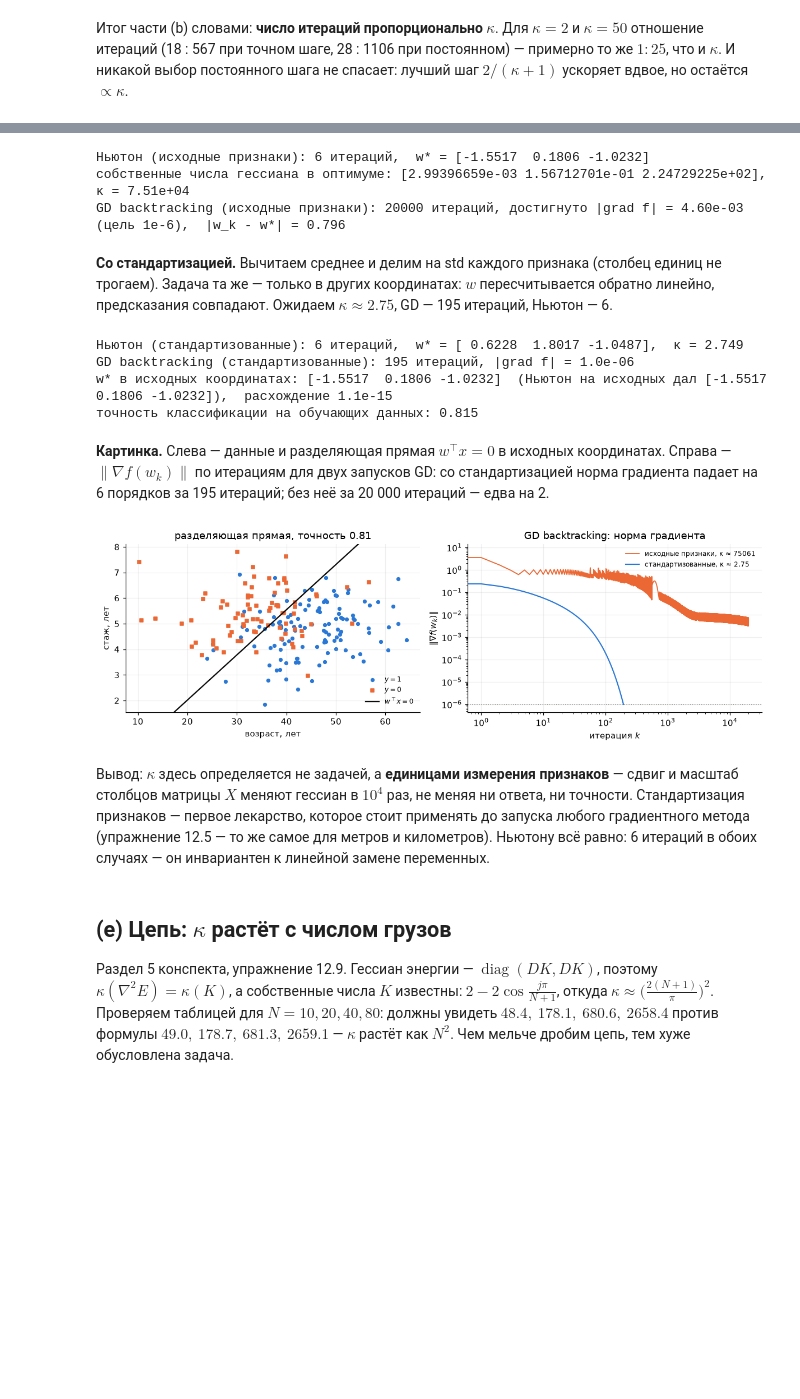
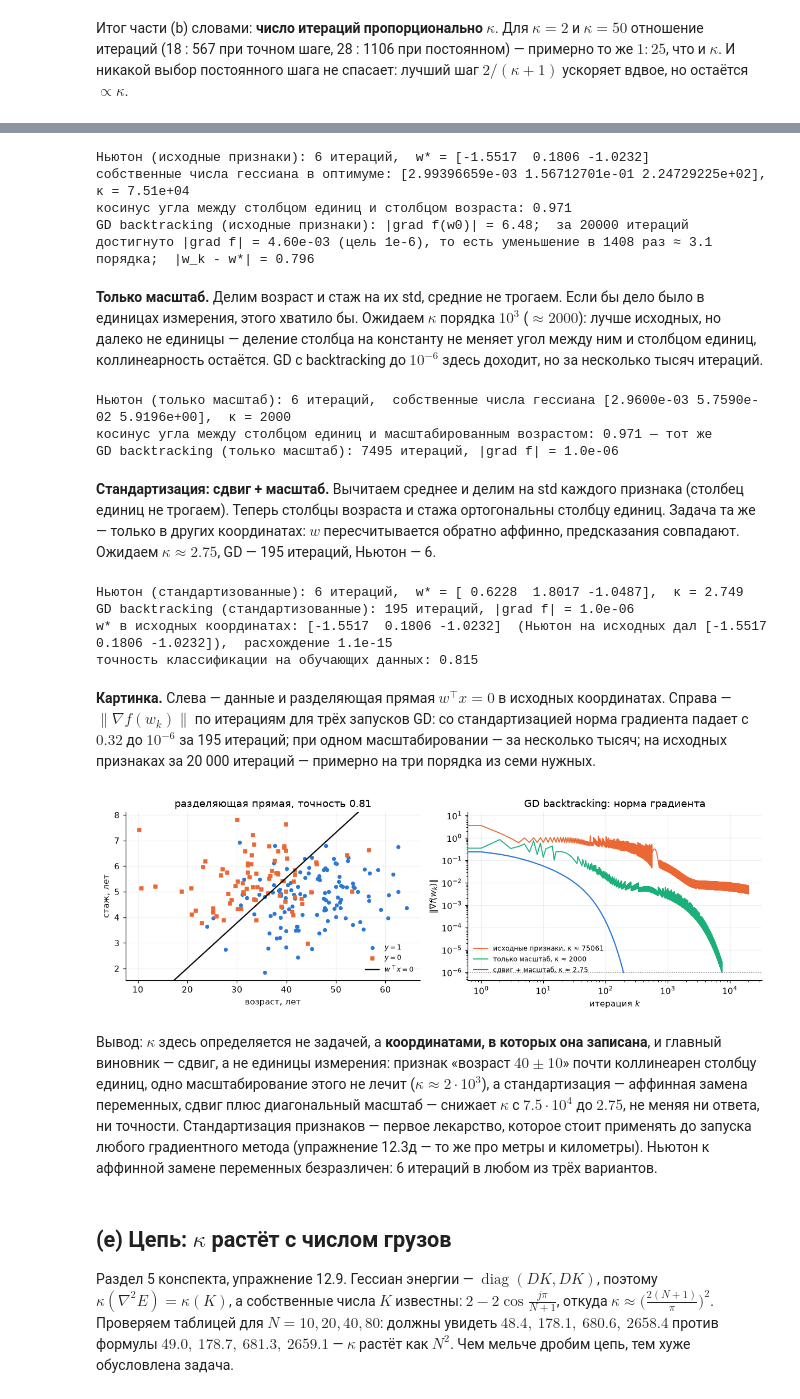
Before and after one commit to IlyaChichkanov/Numerical-Optimization, a Jupyter notebook: lectures/lecture04/demo04.ipynb, the cells around one changed output, grey strips where cells are left out. Cells and saved outputs as stored; diff of their text form; code cells hidden in the pictures; blank space fills up the shorter version.

```diff
--- a/lectures/lecture04/demo04.ipynb
+++ b/lectures/lecture04/demo04.ipynb
@@ -401,15 +462,36 @@ w_raw, k_nraw, _ = newton(grad_raw, hess_raw, np.zeros(3))
 lam = np.linalg.eigvalsh(hess_raw(w_raw))
 print(f"Ньютон (исходные признаки): {k_nraw} итераций,  w* = {w_raw.round(4)}")
 print(f"собственные числа гессиана в оптимуме: {lam},  κ = {lam[-1] / lam[0]:.3g}")
+print(f"косинус угла между столбцом единиц и столбцом возраста: {age.mean() / np.sqrt(np.mean(age**2)):.3f}")
 
+g0_norm = np.linalg.norm(grad_raw(np.zeros(3)))
 w_graw, k_graw, path_graw = gd(f_raw, grad_raw, np.zeros(3), maxit=20_000)
-print(f"GD backtracking (исходные признаки): {k_graw} итераций, достигнуто |grad f| = {np.linalg.norm(grad_raw(w_graw)):.2e} (цель 1e-6),  |w_k - w*| = {np.linalg.norm(w_graw - w_raw):.3f}")
+g_end = np.linalg.norm(grad_raw(w_graw))
+print(f"GD backtracking (исходные признаки): |grad f(w0)| = {g0_norm:.2f};  за {k_graw} итераций достигнуто |grad f| = {g_end:.2e} (цель 1e-6),"
+      f" то есть уменьшение в {g0_norm / g_end:.0f} раз ≈ {np.log10(g0_norm / g_end):.1f} порядка;  |w_k - w*| = {np.linalg.norm(w_graw - w_raw):.3f}")
 # %% [output]
 Ньютон (исходные признаки): 6 итераций,  w* = [-1.5517  0.1806 -1.0232]
 собственные числа гессиана в оптимуме: [2.99396659e-03 1.56712701e-01 2.24729225e+02],  κ = 7.51e+04
-GD backtracking (исходные признаки): 20000 итераций, достигнуто |grad f| = 4.60e-03 (цель 1e-6),  |w_k - w*| = 0.796
+косинус угла между столбцом единиц и столбцом возраста: 0.971
+GD backtracking (исходные признаки): |grad f(w0)| = 6.48;  за 20000 итераций достигнуто |grad f| = 4.60e-03 (цель 1e-6), то есть уменьшение в 1408 раз ≈ 3.1 порядка;  |w_k - w*| = 0.796
+# %% [markdown]
+**Только масштаб.** Делим возраст и стаж на их std, средние не трогаем. Если бы дело было в единицах измерения, этого хватило бы. Ожидаем $\kappa$ порядка $10^3$ ($\approx2000$): лучше исходных, но далеко не единицы — деление столбца на константу не меняет угол между ним и столбцом единиц, коллинеарность остаётся. GD с backtracking до $10^{-6}$ здесь доходит, но за несколько тысяч итераций.
+# %%
+sd = X[:, 1:].std(axis=0)
+X_sc = np.c_[np.ones(n), X[:, 1:] / sd]
+f_sc, grad_sc, hess_sc = logistic(X_sc, y_cls)
+w_sc, k_nsc, _ = newton(grad_sc, hess_sc, np.zeros(3))
+lam_sc = np.linalg.eigvalsh(hess_sc(w_sc))
+print(f"Ньютон (только масштаб): {k_nsc} итераций,  собственные числа гессиана {lam_sc.round(5)},  κ = {lam_sc[-1] / lam_sc[0]:.0f}")
+print(f"косинус угла между столбцом единиц и масштабированным возрастом: {X_sc[:, 1].mean() / np.sqrt(np.mean(X_sc[:, 1]**2)):.3f} — тот же")
+w_gsc, k_gsc, path_gsc = gd(f_sc, grad_sc, np.zeros(3), maxit=20_000)
+print(f"GD backtracking (только масштаб): {k_gsc} итераций, |grad f| = {np.linalg.norm(grad_sc(w_gsc)):.1e}")
+# %% [output]
+Ньютон (только масштаб): 6 итераций,  собственные числа гессиана [2.9600e-03 5.7590e-02 5.9196e+00],  κ = 2000
+косинус угла между столбцом единиц и масштабированным возрастом: 0.971 — тот же
+GD backtracking (только масштаб): 7495 итераций, |grad f| = 1.0e-06
 # %% [markdown]
-**Со стандартизацией.** Вычитаем среднее и делим на std каждого признака (столбец единиц не трогаем). Задача та же — только в других координатах: $w$ пересчитывается обратно линейно, предсказания совпадают. Ожидаем $\kappa\approx2.75$, GD — 195 итераций, Ньютон — 6.
+**Стандартизация: сдвиг + масштаб.** Вычитаем среднее и делим на std каждого признака (столбец единиц не трогаем). Теперь столбцы возраста и стажа ортогональны столбцу единиц. Задача та же — только в других координатах: $w$ пересчитывается обратно аффинно, предсказания совпадают. Ожидаем $\kappa\approx2.75$, GD — 195 итераций, Ньютон — 6.
 # %%
 mu, sd = X[:, 1:].mean(axis=0), X[:, 1:].std(axis=0)
 Xs = np.c_[np.ones(n), (X[:, 1:] - mu) / sd]
@@ -432,26 +514,28 @@ GD backtracking (стандартизованные): 195 итераций, |gra
 w* в исходных координатах: [-1.5517  0.1806 -1.0232]  (Ньютон на исходных дал [-1.5517  0.1806 -1.0232]),  расхождение 1.1e-15
 точность классификации на обучающих данных: 0.815
 # %% [markdown]
-**Картинка.** Слева — данные и разделяющая прямая $w^\top x=0$ в исходных координатах. Справа — $\|\nabla f(w_k)\|$ по итерациям для двух запусков GD: со стандартизацией норма градиента падает на 6 порядков за 195 итераций; без неё за 20 000 итераций — едва на 2.
+**Картинка.** Слева — данные и разделяющая прямая $w^\top x=0$ в исходных координатах. Справа — $\|\nabla f(w_k)\|$ по итерациям для трёх запусков GD: со стандартизацией норма градиента падает с $0.32$ до $10^{-6}$ за 195 итераций; при одном масштабировании — за несколько тысяч; на исходных признаках за 20 000 итераций — примерно на три порядка из семи нужных.
 # %%
 fig, (ax1, ax2) = plt.subplots(1, 2, figsize=(11, 3.7))
 ax1.scatter(age[y_cls == 1], exper[y_cls == 1], s=14, color=BLUE, label="$y=1$")
 ax1.scatter(age[y_cls == 0], exper[y_cls == 0], s=14, color=ORANGE, marker="s", label="$y=0$")
 aa = np.linspace(age.min(), age.max(), 2)
 ax1.plot(aa, -(w_back[0] + w_back[1] * aa) / w_back[2], color=INK, lw=1.5, label="$w^\\top x=0$")
 ax1.set(xlabel="возраст, лет", ylabel="стаж, лет", ylim=(exper.min() - 0.3, exper.max() + 0.3), title=f"разделяющая прямая, точность {acc:.2f}"); ax1.legend(fontsize=8)
 
 gn_raw = np.linalg.norm(np.array([grad_raw(w) for w in path_graw]), axis=1)
 gn_std = np.linalg.norm(np.array([grad_std(w) for w in path_gstd]), axis=1)
+gn_sc = np.linalg.norm(np.array([grad_sc(w) for w in path_gsc]), axis=1)
 ax2.semilogy(gn_raw, color=ORANGE, lw=1.2, label=f"исходные признаки, κ ≈ {lam[-1] / lam[0]:.0f}")
-ax2.semilogy(gn_std, color=BLUE, lw=1.4, label=f"стандартизованные, κ ≈ {lam_s[-1] / lam_s[0]:.2f}")
+ax2.semilogy(gn_sc, color=AQUA, lw=1.2, label=f"только масштаб, κ ≈ {lam_sc[-1] / lam_sc[0]:.0f}")
+ax2.semilogy(gn_std, color=BLUE, lw=1.4, label=f"сдвиг + масштаб, κ ≈ {lam_s[-1] / lam_s[0]:.2f}")
 ax2.axhline(1e-6, color=GRAY, ls=":", lw=1)
 ax2.set(xlabel="итерация $k$", ylabel="$\\|\\nabla f(w_k)\\|$", xscale="log", title="GD backtracking: норма градиента"); ax2.legend(fontsize=8)
 plt.tight_layout(); plt.show()
 # %% [output]
-[figure, old version]
+[figure, new version]
 # %% [markdown]
-Вывод: $\kappa$ здесь определяется не задачей, а **единицами измерения признаков** — сдвиг и масштаб столбцов матрицы $X$ меняют гессиан в $10^4$ раз, не меняя ни ответа, ни точности. Стандартизация признаков — первое лекарство, которое стоит применять до запуска любого градиентного метода (упражнение 12.5 — то же самое для метров и километров). Ньютону всё равно: 6 итераций в обоих случаях — он инвариантен к линейной замене переменных.
+Вывод: $\kappa$ здесь определяется не задачей, а **координатами, в которых она записана**, и главный виновник — сдвиг, а не единицы измерения: признак «возраст $40\pm10$» почти коллинеарен столбцу единиц, одно масштабирование этого не лечит ($\kappa\approx2\cdot10^3$), а стандартизация — аффинная замена переменных, сдвиг плюс диагональный масштаб — снижает $\kappa$ с $7.5\cdot10^4$ до $2.75$, не меняя ни ответа, ни точности. Стандартизация признаков — первое лекарство, которое стоит применять до запуска любого градиентного метода (упражнение 12.3д — то же про метры и километры). Ньютон к аффинной замене переменных безразличен: 6 итераций в любом из трёх вариантов.
 # %% [markdown]
 ## (e) Цепь: $\kappa$ растёт с числом грузов
 
```
Also changed, not shown: parts of 26 cells of this notebook, 1 other file.
